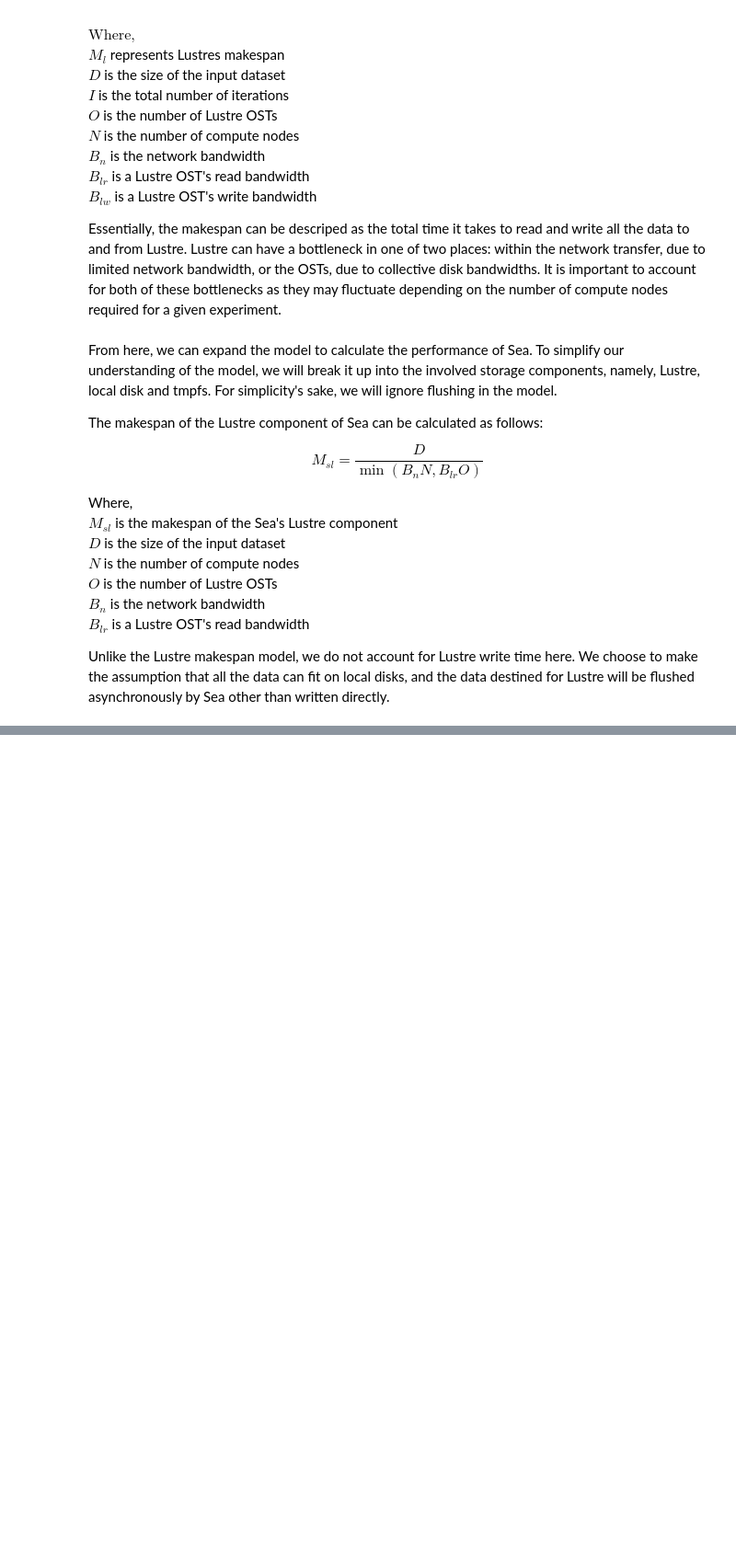
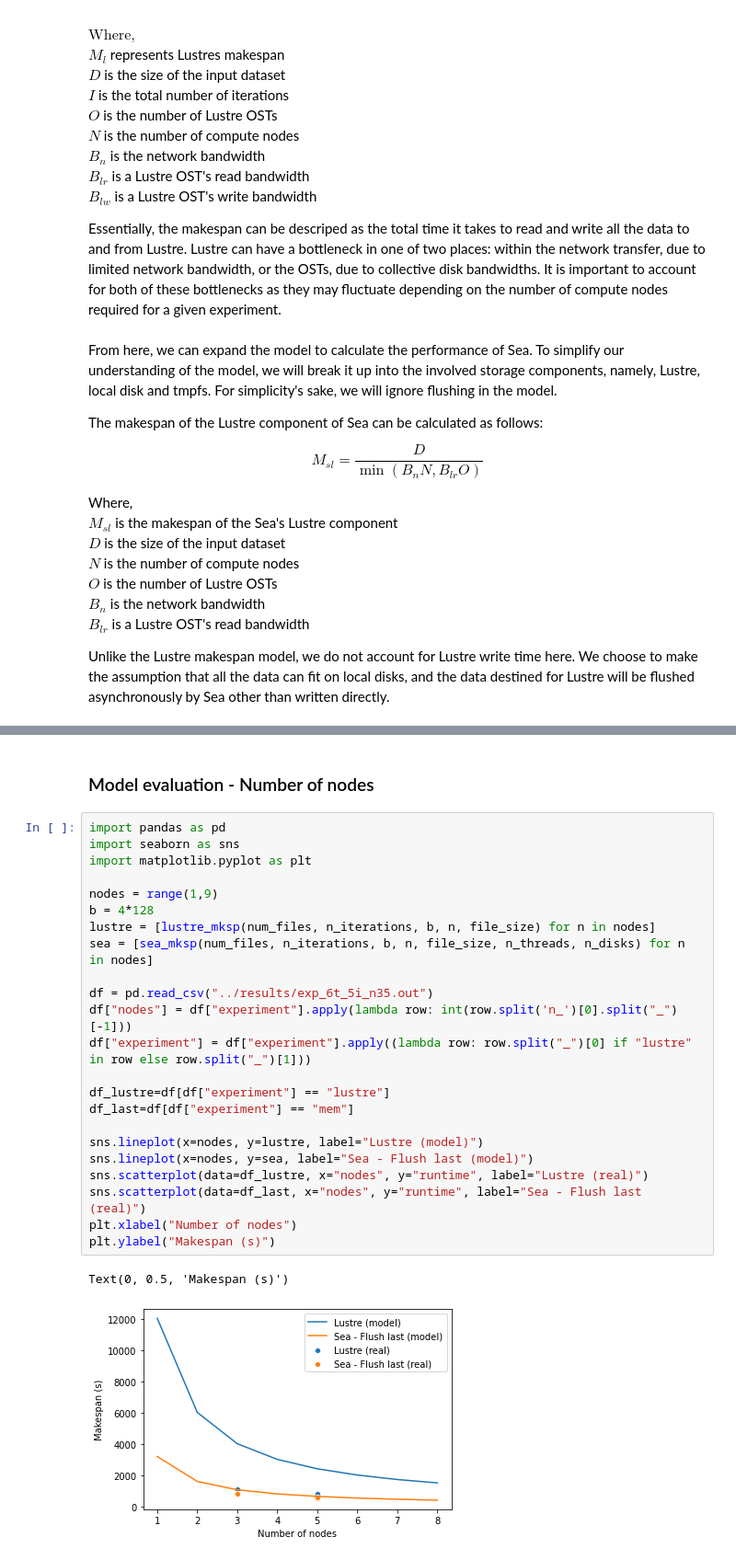
Before and after one commit to big-data-lab-team/Sea, a Jupyter notebook: experiments/incrementation/notebook/performance_model.ipynb, the cells around one changed output, grey strips where cells are left out. Shown: that part at 92% size. Cells and saved outputs as stored; diff of their text form; blank space fills up the shorter version.

```diff
--- a/experiments/incrementation/notebook/performance_model.ipynb
+++ b/experiments/incrementation/notebook/performance_model.ipynb
@@ -173,3 +218,31 @@ plt.xlim(0)
 # %% [output]
 (0.0, 103.9)
 [figure]
+# %% [markdown]
+### Model evaluation - Number of nodes
+# %%
+import pandas as pd
+import seaborn as sns
+import matplotlib.pyplot as plt
+
+nodes = range(1,9)
+b = 4*128
+lustre = [lustre_mksp(num_files, n_iterations, b, n, file_size) for n in nodes]
+sea = [sea_mksp(num_files, n_iterations, b, n, file_size, n_threads, n_disks) for n in nodes]
+
+df = pd.read_csv("../results/exp_6t_5i_n35.out")
+df["nodes"] = df["experiment"].apply(lambda row: int(row.split('n_')[0].split("_")[-1]))
+df["experiment"] = df["experiment"].apply((lambda row: row.split("_")[0] if "lustre" in row else row.split("_")[1]))
+
+df_lustre=df[df["experiment"] == "lustre"]
+df_last=df[df["experiment"] == "mem"]
+
+sns.lineplot(x=nodes, y=lustre, label="Lustre (model)")
+sns.lineplot(x=nodes, y=sea, label="Sea - Flush last (model)")
+sns.scatterplot(data=df_lustre, x="nodes", y="runtime", label="Lustre (real)")
+sns.scatterplot(data=df_last, x="nodes", y="runtime", label="Sea - Flush last (real)")
+plt.xlabel("Number of nodes")
+plt.ylabel("Makespan (s)")
+# %% [output]
+Text(0, 0.5, 'Makespan (s)')
+[figure, added]
```
Also changed, not shown: parts of 18 cells of this notebook.
